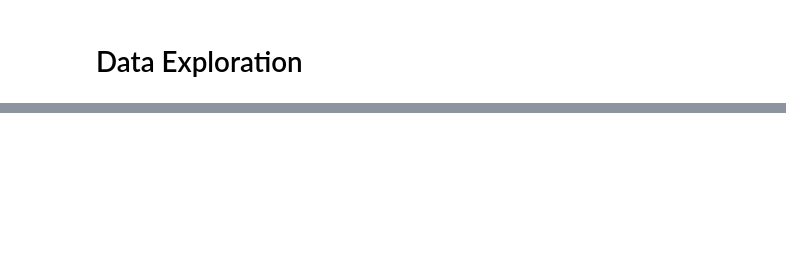
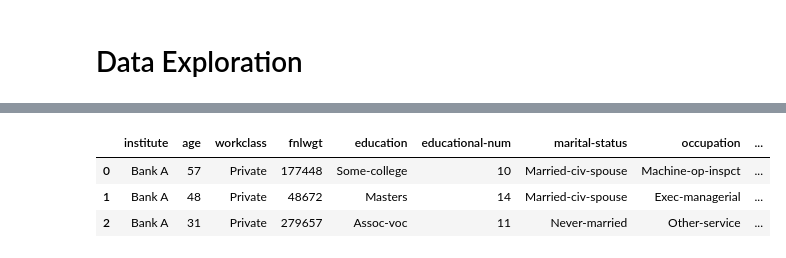
Before and after one commit to TheLastFrame/FML_2, a Jupyter notebook: Data_Exploration.ipynb, the cells around one changed output, grey strips where cells are left out. Saved outputs shown, nothing was run; the diff lists cells and outputs as text; code cells hidden in the pictures; blank space fills up the shorter version.

```diff
--- a/Data_Exploration.ipynb
+++ b/Data_Exploration.ipynb
@@ -55,3 +61,10 @@ profile = ProfileReport(all_samp, title="Profiling Report")
 profile.to_notebook_iframe()
 # %% [output]
 [interactive output not drawn]
+# %%
+all_samp.head(3)
+# %% [output]
+|  | institute | age | workclass | fnlwgt | education | educational-num | marital-status | occupation | ... |
+| 0 | Bank A | 57 | Private | 177448 | Some-college | 10 | Married-civ-spouse | Machine-op-inspct | ... |
+| 1 | Bank A | 48 | Private | 48672 | Masters | 14 | Married-civ-spouse | Exec-managerial | ... |
+| 2 | Bank A | 31 | Private | 279657 | Assoc-voc | 11 | Never-married | Other-service | ... |
```
Also changed, not shown: parts of 15 cells of this notebook.
